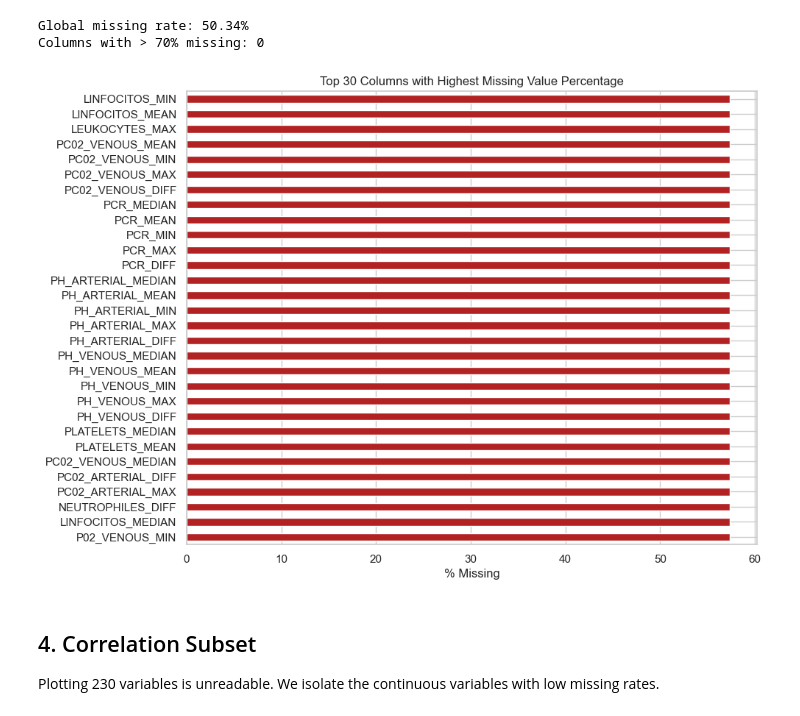
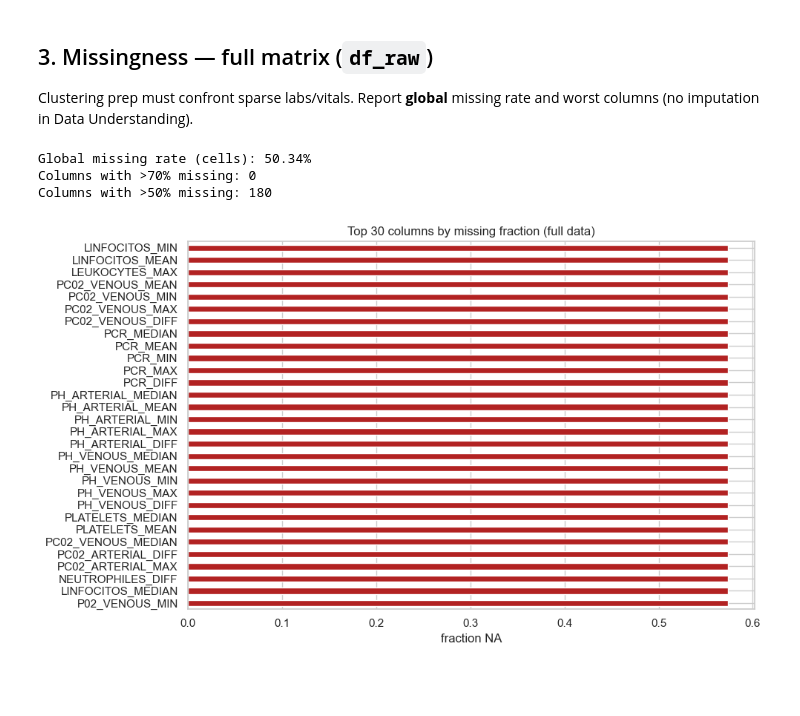
Before and after one commit to Kacem-Trabelsi/machine_learning, a Jupyter notebook: clustering_sirio_covid_data_set/03_Clustering_Sirio.ipynb, the cells around one changed output. Cells and saved outputs as stored; diff of their text form; code cells hidden in the pictures; blank space fills up the shorter version.

```diff
--- a/clustering_sirio_covid_data_set/03_Clustering_Sirio.ipynb
+++ b/clustering_sirio_covid_data_set/03_Clustering_Sirio.ipynb
@@ -47,20 +115,22 @@ With >50% missing data in the matrix overall, assessing which columns are salvag
+# %% [markdown]
+## 3. Missingness — full matrix (`df_raw`)
+
+Clustering prep must confront sparse labs/vitals. Report **global** missing rate and worst columns (no imputation in Data Understanding).
 # %%
-miss = df.isna().mean() * 100
-miss_sorted = miss.sort_values(ascending=False)
+miss_full = df_raw.isna().mean().sort_values(ascending=False)
+global_miss = 100 * df_raw.isna().sum().sum() / df_raw.size
+print(f'Global missing rate (cells): {global_miss:.2f}%')
+print(f'Columns with >70% missing: {(miss_full > 0.7).sum()}')
+print(f'Columns with >50% missing: {(miss_full > 0.5).sum()}')
 
-print(f'Global missing rate: {100 * df.isna().sum().sum() / df.size:.2f}%')
-print(f"Columns with > 70% missing: {(miss_sorted > 70).sum()}")
-
-# Plot the top 30 most missing columns
-plt.figure(figsize=(10, 8))
-miss_sorted.head(30).sort_values().plot(kind='barh', color='firebrick')
-plt.title('Top 30 Columns with Highest Missing Value Percentage')
-plt.xlabel('% Missing')
+plt.figure(figsize=(10, 6))
+miss_full.head(30).sort_values().plot(kind='barh', color='firebrick')
+plt.title('Top 30 columns by missing fraction (full data)')
+plt.xlabel('fraction NA')
+plt.tight_layout()
 plt.show()
 # %% [output]
-Global missing rate: 50.34%
-Columns with > 70% missing: 0
+Global missing rate (cells): 50.34%
+Columns with >70% missing: 0
+Columns with >50% missing: 180
-[figure, old version]
+[figure, new version]
-# %% [markdown]
-## 4. Correlation Subset
-Plotting 230 variables is unreadable. We isolate the continuous variables with low missing rates.
```
Also changed, not shown: parts of 26 cells of this notebook, 5 other files.
